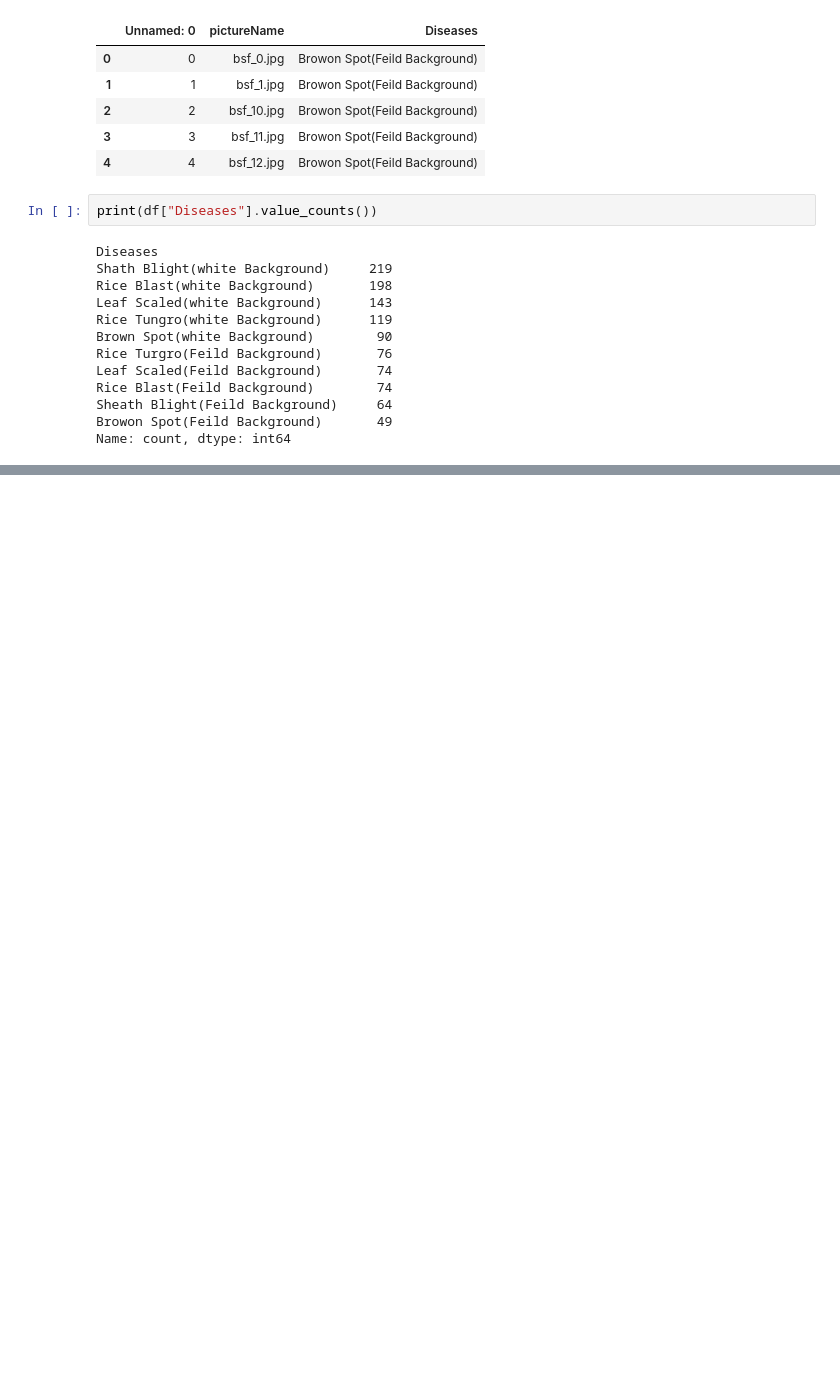
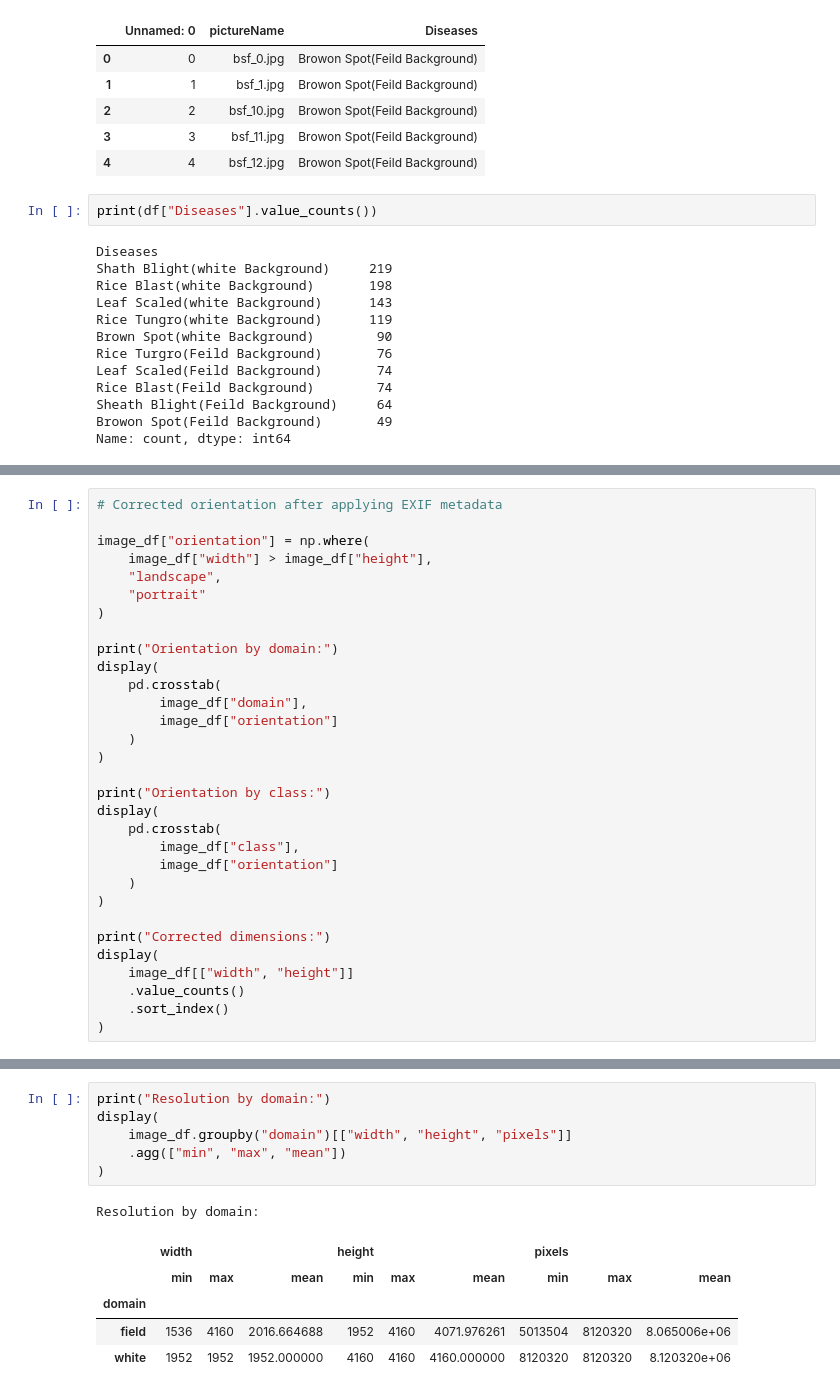
Before and after one commit to nattatatatan/cv-rice-leaf-disease-classification, a Jupyter notebook: dataset.ipynb, the cells around one changed output, grey strips where cells are left out. Saved outputs shown, nothing was run; the diff lists cells and outputs as text; blank space fills up the shorter version.

```diff
--- a/dataset.ipynb
+++ b/dataset.ipynb
@@ -106,0 +401,31 @@ KeyError: 'Background'
+# %%
+# Corrected orientation after applying EXIF metadata
+
+image_df["orientation"] = np.where(
+    image_df["width"] > image_df["height"],
+    "landscape",
+    "portrait"
+)
+
+print("Orientation by domain:")
+display(
+    pd.crosstab(
+        image_df["domain"],
+        image_df["orientation"]
+    )
+)
+
+print("Orientation by class:")
+display(
+    pd.crosstab(
+        image_df["class"],
+        image_df["orientation"]
+    )
+)
+
+print("Corrected dimensions:")
+display(
+    image_df[["width", "height"]]
+    .value_counts()
+    .sort_index()
+)
@@ -106,0 +482,13 @@ KeyError: 'Background'
+# %%
+print("Resolution by domain:")
+display(
+    image_df.groupby("domain")[["width", "height", "pixels"]]
+    .agg(["min", "max", "mean"])
+)
+# %% [output]
+Resolution by domain:
+|  | width |  |  | height |  |  | pixels |  |  |
+|  | min | max | mean | min | max | mean | min | max | mean |
+| domain |  |  |  |  |  |  |  |  |  |
+| field | 1536 | 4160 | 2016.664688 | 1952 | 4160 | 4071.976261 | 5013504 | 8120320 | 8.065006e+06 |
+| white | 1952 | 1952 | 1952.000000 | 4160 | 4160 | 4160.000000 | 8120320 | 8120320 | 8.120320e+06 |
```
Also changed, not shown: parts of 27 cells of this notebook.
